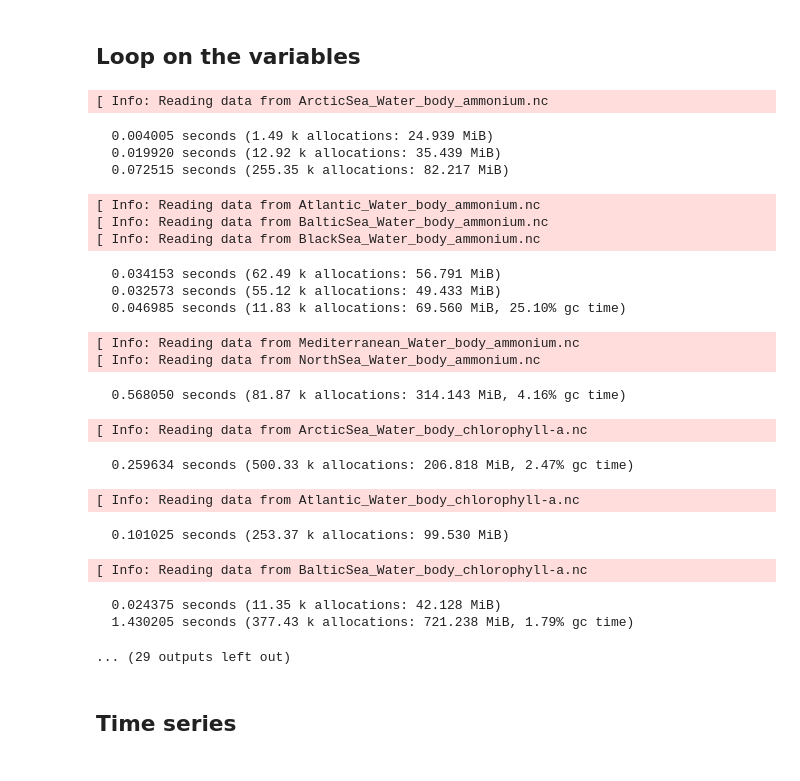
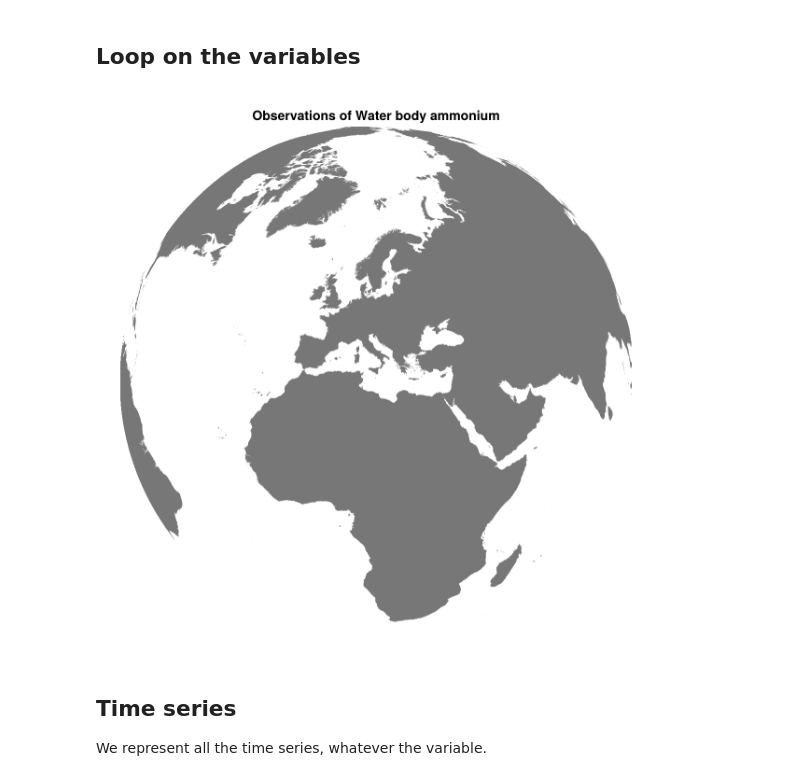
Before and after one commit to gher-uliege/EMODnet-Chemistry-GriddedMaps, a Jupyter notebook: src/plot_observations.ipynb, the cells around one changed output. Cells and saved outputs as stored; diff of their text form; code cells hidden in the pictures.

Commit message:
plot time series

```diff
--- a/src/plot_observations.ipynb
+++ b/src/plot_observations.ipynb
@@ -32,37 +26,22 @@ Defined in the file `config.jl`
 # %% [markdown]
 ## Loop on the variables
 # %%
-for varname in varlist
+for varname in varlist[1:1]
 
     # Generate list of files (corresponding to this variable)
     datafilelist = sort(Glob.glob("*$(varname)*.nc", datadir))
 
     # Generate figure
-    fig0 = make_scatter(datafilelist, varname)
-    save(joinpath(figdir, "observations_$(varname).png"), fig0, px_per_unit = 300 / inch)
+    #fig0 = make_scatter(datafilelist, varname)
+    #save(joinpath(figdir, "observations_$(varname).png"), fig0, px_per_unit = 300 / inch)
+
+    # Hexbin plot
+    fighex = make_hexbin(datafilelist, varname)
+    display(fighex)
 end
 # %% [output]
-[ Info: Reading data from ArcticSea_Water_body_ammonium.nc
-  0.004005 seconds (1.49 k allocations: 24.939 MiB)
-  0.019920 seconds (12.92 k allocations: 35.439 MiB)
-  0.072515 seconds (255.35 k allocations: 82.217 MiB)
-[ Info: Reading data from Atlantic_Water_body_ammonium.nc
-[ Info: Reading data from BalticSea_Water_body_ammonium.nc
-[ Info: Reading data from BlackSea_Water_body_ammonium.nc
-  0.034153 seconds (62.49 k allocations: 56.791 MiB)
-  0.032573 seconds (55.12 k allocations: 49.433 MiB)
-  0.046985 seconds (11.83 k allocations: 69.560 MiB, 25.10% gc time)
-[ Info: Reading data from Mediterranean_Water_body_ammonium.nc
-[ Info: Reading data from NorthSea_Water_body_ammonium.nc
-  0.568050 seconds (81.87 k allocations: 314.143 MiB, 4.16% gc time)
-[ Info: Reading data from ArcticSea_Water_body_chlorophyll-a.nc
-  0.259634 seconds (500.33 k allocations: 206.818 MiB, 2.47% gc time)
-[ Info: Reading data from Atlantic_Water_body_chlorophyll-a.nc
-  0.101025 seconds (253.37 k allocations: 99.530 MiB)
-[ Info: Reading data from BalticSea_Water_body_chlorophyll-a.nc
-  0.024375 seconds (11.35 k allocations: 42.128 MiB)
-  1.430205 seconds (377.43 k allocations: 721.238 MiB, 1.79% gc time)
-... (29 outputs left out)
+[figure, added]
 # %% [markdown]
 ## Time series
+We represent all the time series, whatever the variable.
 # %%
```
Also changed, not shown: parts of 3 cells of this notebook, 1 other file.
